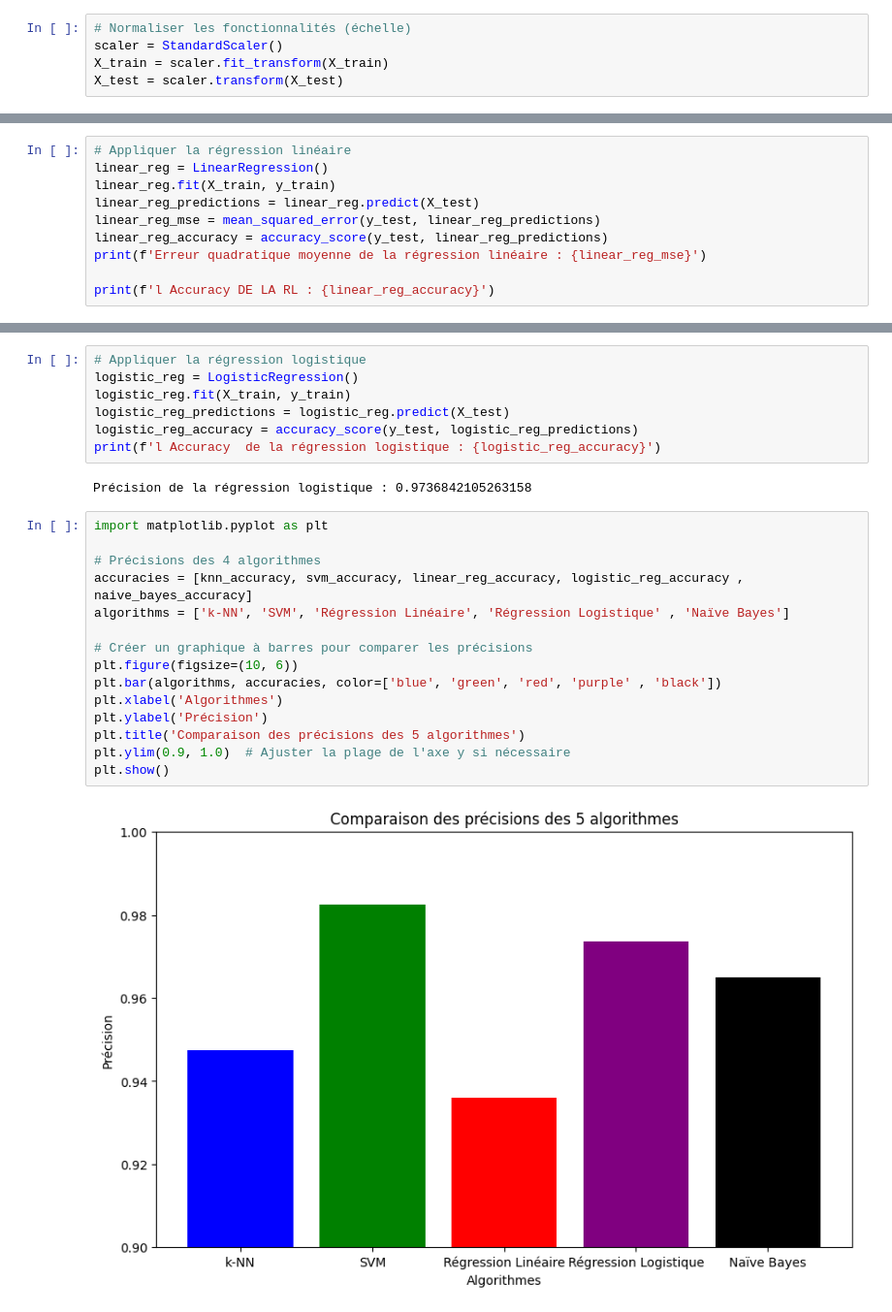
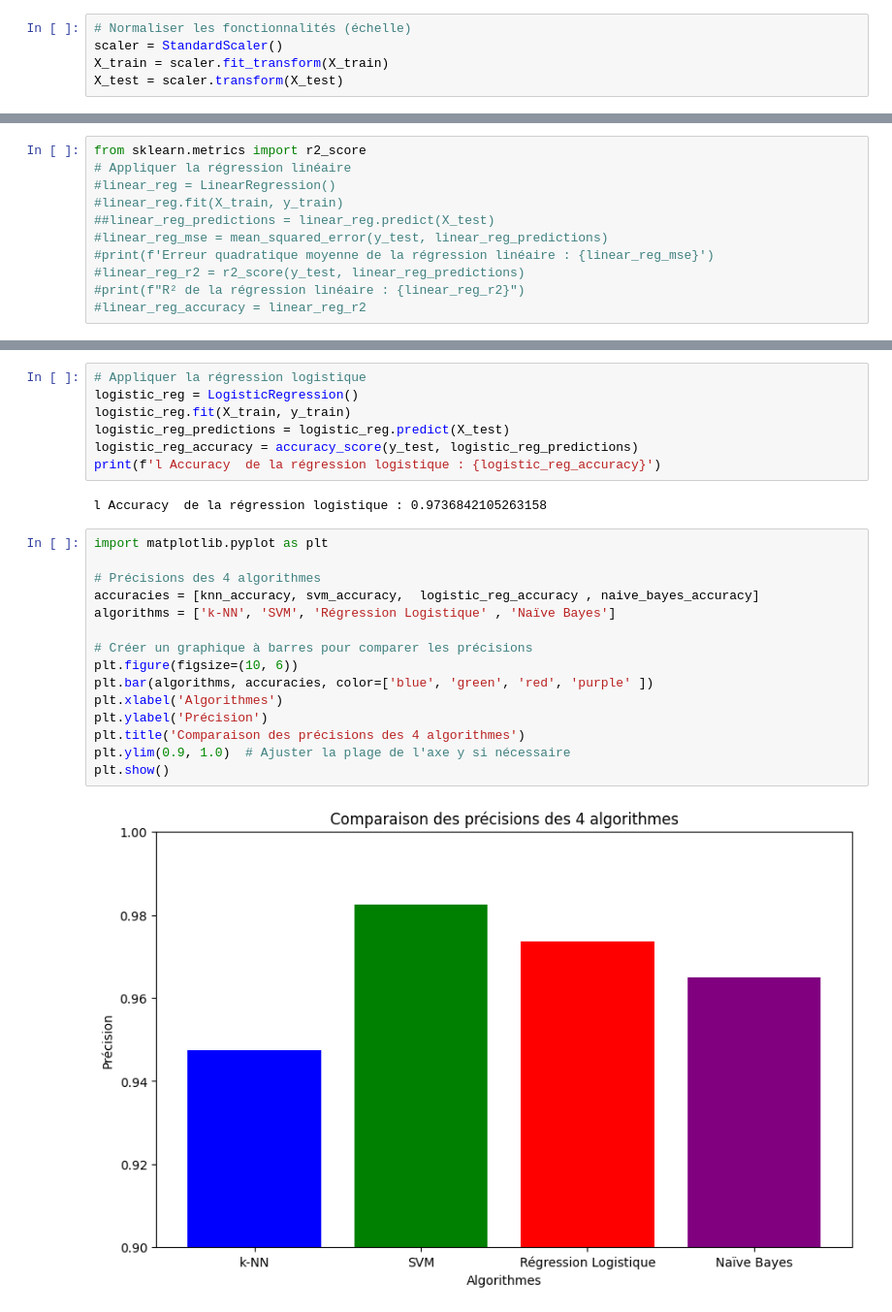
Before and after one commit to AsmaeKarmouchi/Breast_cancer_prediction, a Jupyter notebook: breast-cancer.ipynb, the cells around one changed output, grey strips where cells are left out. Shown at 97% size. Saved outputs shown, nothing was run; the diff lists cells and outputs as text.

```diff
--- a/breast-cancer.ipynb
+++ b/breast-cancer.ipynb
@@ -145,10 +158,11 @@ Précision SVM : 0.9824561403508771
 # %%
+from sklearn.metrics import r2_score
 # Appliquer la régression linéaire
-linear_reg = LinearRegression()
-linear_reg.fit(X_train, y_train)
-linear_reg_predictions = linear_reg.predict(X_test)
-linear_reg_mse = mean_squared_error(y_test, linear_reg_predictions)
-linear_reg_accuracy = accuracy_score(y_test, linear_reg_predictions)
-print(f'Erreur quadratique moyenne de la régression linéaire : {linear_reg_mse}')
-
-print(f'l Accuracy DE LA RL : {linear_reg_accuracy}')
+#linear_reg = LinearRegression()
+#linear_reg.fit(X_train, y_train)
+##linear_reg_predictions = linear_reg.predict(X_test)
+#linear_reg_mse = mean_squared_error(y_test, linear_reg_predictions)
+#print(f'Erreur quadratique moyenne de la régression linéaire : {linear_reg_mse}')
+#linear_reg_r2 = r2_score(y_test, linear_reg_predictions)
+#print(f"R² de la régression linéaire : {linear_reg_r2}")
+#linear_reg_accuracy = linear_reg_r2
@@ -162,22 +176,22 @@ logistic_reg_predictions = logistic_reg.predict(X_test)
 logistic_reg_accuracy = accuracy_score(y_test, logistic_reg_predictions)
 print(f'l Accuracy  de la régression logistique : {logistic_reg_accuracy}')
 # %% [output]
-Précision de la régression logistique : 0.9736842105263158
+l Accuracy  de la régression logistique : 0.9736842105263158
 # %%
 import matplotlib.pyplot as plt
 
 # Précisions des 4 algorithmes
-accuracies = [knn_accuracy, svm_accuracy, linear_reg_accuracy, logistic_reg_accuracy , naive_bayes_accuracy]
-algorithms = ['k-NN', 'SVM', 'Régression Linéaire', 'Régression Logistique' , 'Naïve Bayes']
+accuracies = [knn_accuracy, svm_accuracy,  logistic_reg_accuracy , naive_bayes_accuracy]
+algorithms = ['k-NN', 'SVM', 'Régression Logistique' , 'Naïve Bayes']
 
 # Créer un graphique à barres pour comparer les précisions
 plt.figure(figsize=(10, 6))
-plt.bar(algorithms, accuracies, color=['blue', 'green', 'red', 'purple' , 'black'])
+plt.bar(algorithms, accuracies, color=['blue', 'green', 'red', 'purple' ])
 plt.xlabel('Algorithmes')
 plt.ylabel('Précision')
-plt.title('Comparaison des précisions des 5 algorithmes')
+plt.title('Comparaison des précisions des 4 algorithmes')
 plt.ylim(0.9, 1.0)  # Ajuster la plage de l'axe y si nécessaire
 plt.show()
 # %% [output]
-[figure, old version]
+[figure, new version]
 # %%
```
Also changed, not shown: parts of 14 cells of this notebook, 10 other files.
